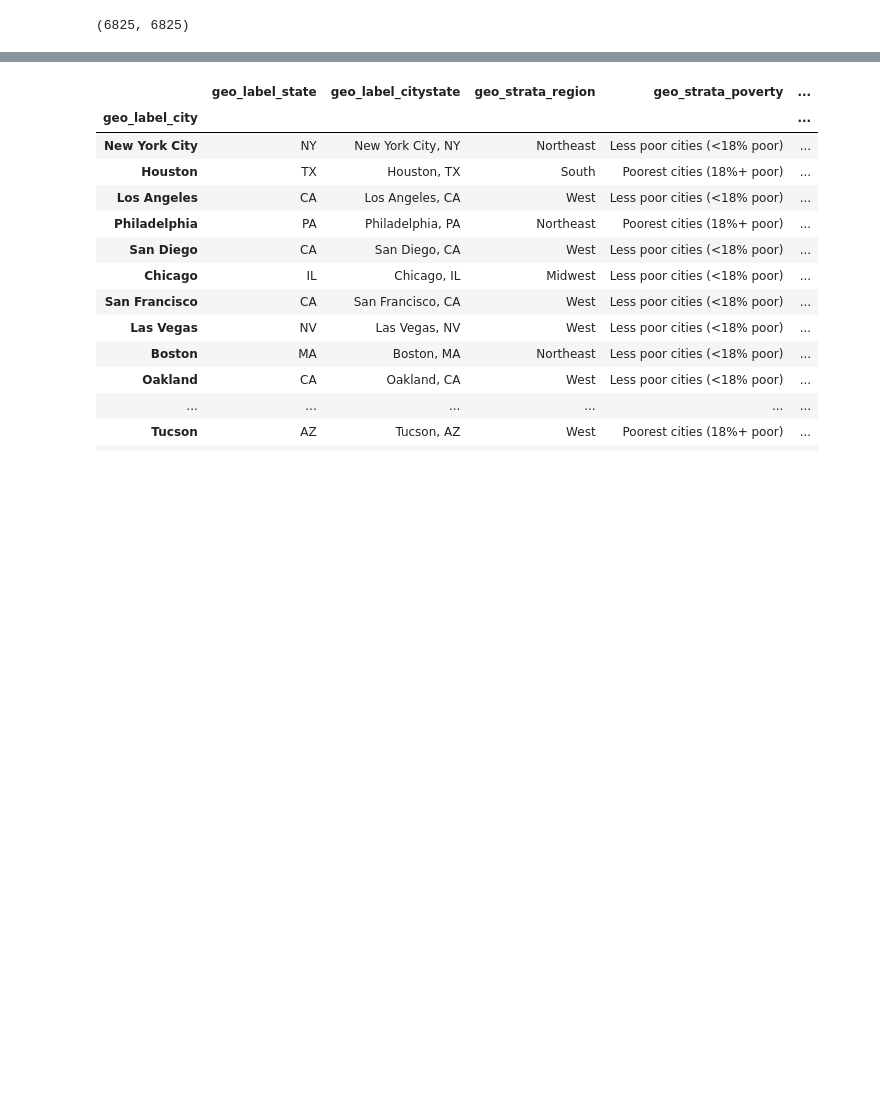
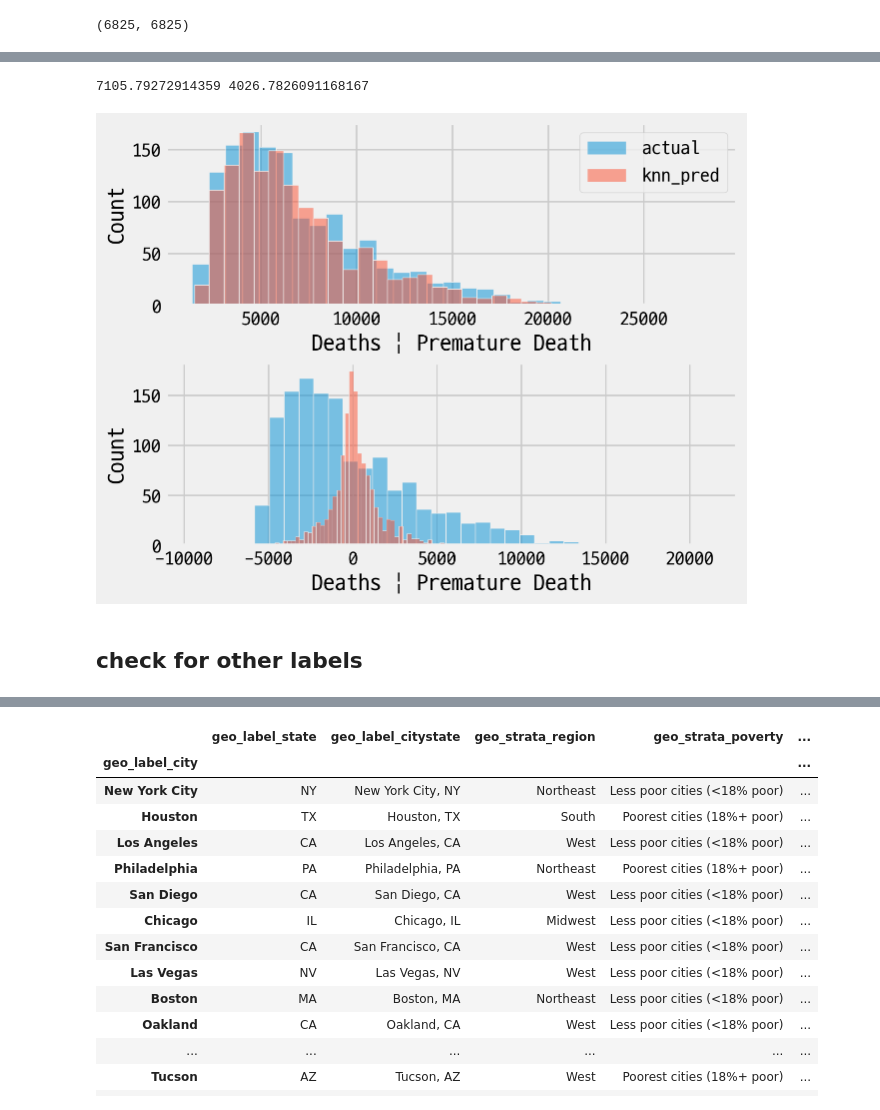
Before and after one commit to WASSUP-AIModel-3rd-Project1/Project-1, a Jupyter notebook: 240620_how_to_fill_missing.ipynb, the cells around one changed output, grey strips where cells are left out. Drawn from its saved outputs; the diff is of its cells as text; code cells hidden in the pictures; blank space fills up the shorter version.

```diff
--- a/240620_how_to_fill_missing.ipynb
+++ b/240620_how_to_fill_missing.ipynb
@@ -810,0 +920,15 @@ test_nonan
+# %%
+fig,axes = plt.subplots(2,1)
+sns.histplot(test_y,label='actual',ax=axes[0],alpha=0.5)
+sns.histplot(y_pred,label='knn_pred',ax=axes[0],alpha=0.5)
+
+sns.histplot(test_y-np.mean(train_y),ax=axes[1], label = 'baseline',alpha=0.5)
+sns.histplot(test_y-y_pred,ax=axes[1], label = 'knn_pred',alpha=0.5)
+axes[0].legend()
+
+print(test_y.mean(),test_y.std())
+# %% [output]
+7105.79272914359 4026.7826091168167
+[figure, added]
+# %% [markdown]
+## check for other labels
```
Also changed, not shown: parts of 40 cells of this notebook.
